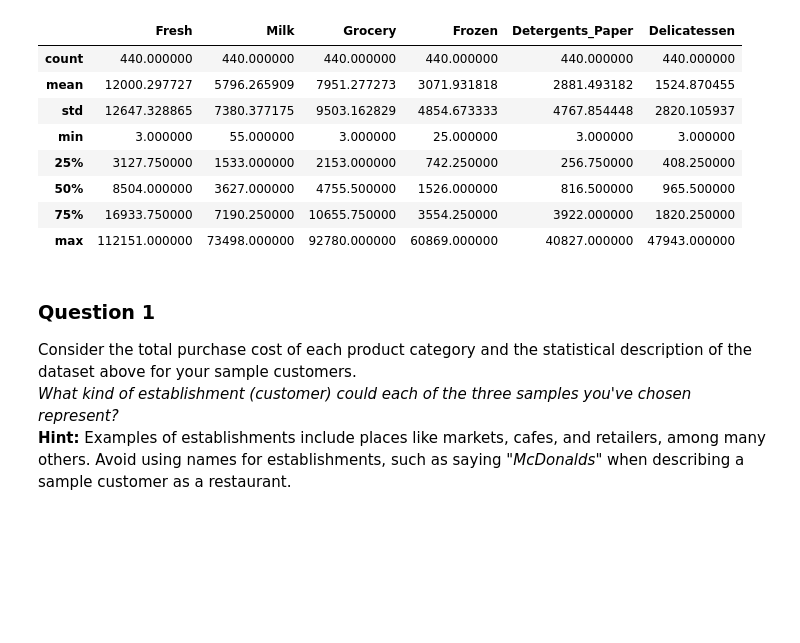
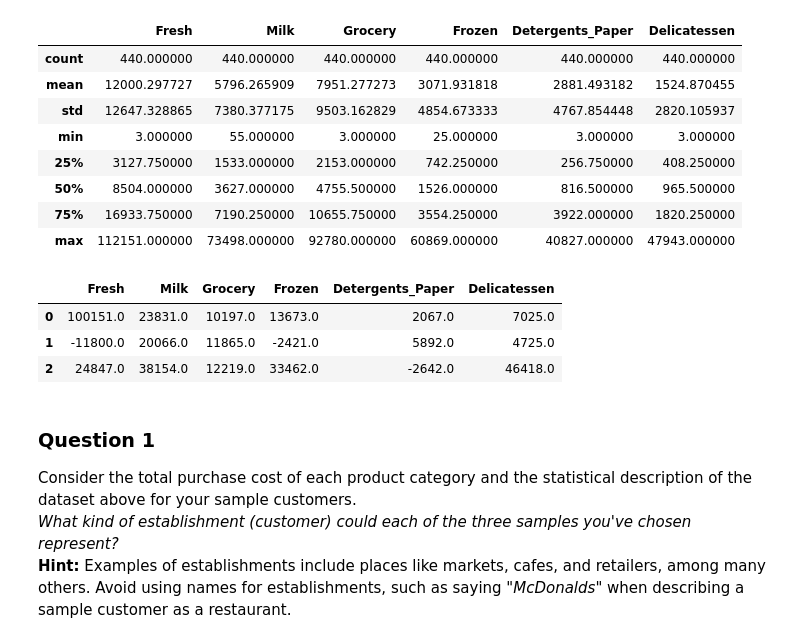
Before and after one commit to amirkhango/machine-learning, a Jupyter notebook: projects/customer_segments/customer_segments.ipynb, the cells around one changed output. Drawn from its saved outputs; the diff is of its cells as text; code cells hidden in the pictures; blank space fills up the shorter version.

```diff
--- a/projects/customer_segments/customer_segments.ipynb
+++ b/projects/customer_segments/customer_segments.ipynb
@@ -84,6 +84,13 @@ display(data.describe())
 | 50% | 8504.000000 | 3627.000000 | 4755.500000 | 1526.000000 | 816.500000 | 965.500000 |
 | 75% | 16933.750000 | 7190.250000 | 10655.750000 | 3554.250000 | 3922.000000 | 1820.250000 |
 | max | 112151.000000 | 73498.000000 | 92780.000000 | 60869.000000 | 40827.000000 | 47943.000000 |
+# %%
+display(samples - np.around(list(data.describe().loc['mean'])))
+# %% [output]
+|  | Fresh | Milk | Grocery | Frozen | Detergents_Paper | Delicatessen |
+| 0 | 100151.0 | 23831.0 | 10197.0 | 13673.0 | 2067.0 | 7025.0 |
+| 1 | -11800.0 | 20066.0 | 11865.0 | -2421.0 | 5892.0 | 4725.0 |
+| 2 | 24847.0 | 38154.0 | 12219.0 | 33462.0 | -2642.0 | 46418.0 |
 # %% [markdown]
 ### Question 1
 Consider the total purchase cost of each product category and the statistical description of the dataset above for your sample customers.
```
Also changed, not shown: parts of 4 cells of this notebook.
